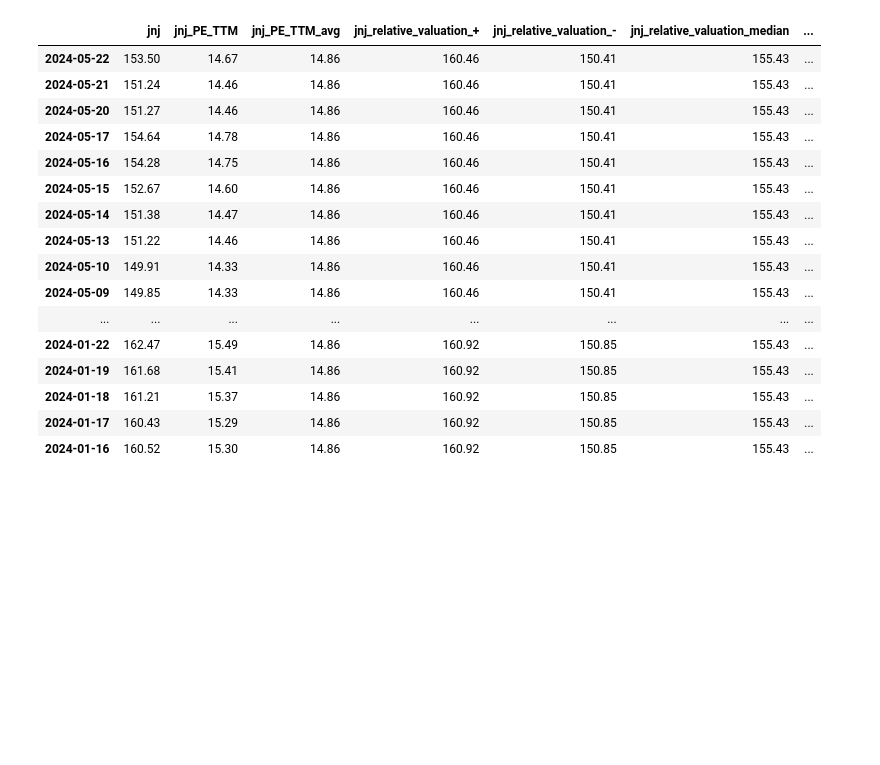
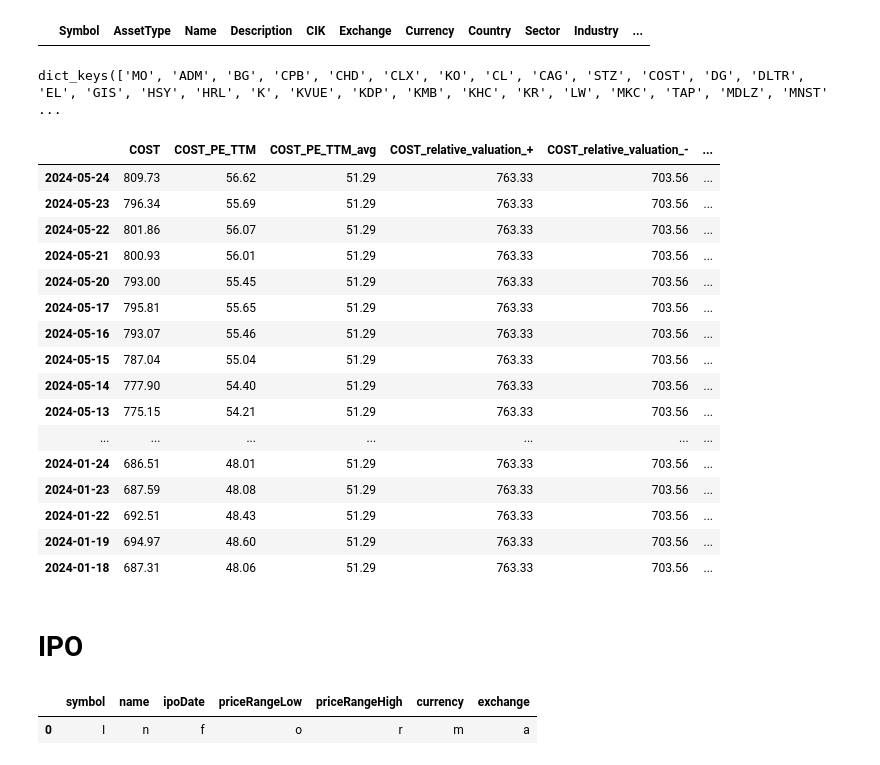
Before and after one commit to tangj310/Inv_equity, a Jupyter notebook: 03_PE_TTM_valuation/PE_TTM_valuation_01.ipynb, the cells around one changed output. Cells and saved outputs as stored; diff of their text form; code cells hidden in the pictures; blank space fills up the shorter version.

```diff
--- a/03_PE_TTM_valuation/PE_TTM_valuation_01.ipynb
+++ b/03_PE_TTM_valuation/PE_TTM_valuation_01.ipynb
@@ -95,4 +95,4 @@ sector_subsector_dict = create_sector_subsector_dict(sp500_df)
 
 
 sector_ticker_df = create_sector_dataframe()
-energy_sector_ticker_list = sector_ticker_df[sector_ticker_df['Sector'] == 'Energy']['Ticker'].tolist()
+sector_ticker_list = sector_ticker_df[sector_ticker_df['Sector'] == 'Consumer Staples']['Ticker'].tolist()
@@ -118,0 +112,15 @@ energy_sector_ticker_list
+# %%
+import requests
+
+# replace the "demo" apikey below with your own key from https://www.alphavantage.co/support/#api-key
+url = 'https://www.alphavantage.co/query?function=OVERVIEW&symbol=IBM&apikey=demo'
+r = requests.get(url)
+data = r.json()
+
+sector_overview_df = pd.DataFrame(columns = data.keys())
+
+for symbol in ticker_symbols:
+    # replace the "demo" apikey below with your own key from https://www.alphavantage.co/support/#api-key
+    url = f'https://www.alphavantage.co/query?function=OVERVIEW&symbol={symbol}&apikey={alpha_vantage_api_key}'
+    r = requests.get(url)
+    data = r.json()
@@ -119,3 +131,7 @@ energy_sector_ticker_list
+# %%
+pd.DataFrame(columns = data.keys())
+# %% [output]
+|  | Symbol | AssetType | Name | Description | CIK | Exchange | Currency | Country | Sector | Industry | ... |
 # %%
 # Parameters section
 
@@ -137,13 +153,9 @@ alpha_vantage_function = {
 }
 
 # Define the ticker symbols as a list; eg. TSM,MSFT,AMZN
-ticker_symbols = input("Enter stock tickers separated by commas:")
-ticker_symbols = ticker_symbols.split(',')
-# ticker_symbols = [
-#     'TSM'
-#     ,'BABA'
-#     ,'SYK'
-# ]
+# ticker_symbols = input("Enter stock tickers separated by commas:")
+# ticker_symbols = ticker_symbols.split(',')
+ticker_symbols = sector_ticker_list
 
 # Time intelligent parameters
 window_days = 90
@@ -155,6 +167,7 @@ earning_calendar = [
     ,12  # this will return next 4 qtr forecast earning
 ]
 
+PE_yr_range = 6 # this will return x-1 yr PE range
 
 ticker_dict = {}
 # %%
@@ -343,22 +431,28 @@ for symbol in ticker_symbols:
     warnings.filterwarnings("ignore")
     pd.options.mode.copy_on_write = True
 # %%
-ticker_dict['jnj']
+ticker_dict.keys()
 # %% [output]
-|  | jnj | jnj_PE_TTM | jnj_PE_TTM_avg | jnj_relative_valuation_+ | jnj_relative_valuation_- | jnj_relative_valuation_median | ... |
-| 2024-05-22 | 153.50 | 14.67 | 14.86 | 160.46 | 150.41 | 155.43 | ... |
-| 2024-05-21 | 151.24 | 14.46 | 14.86 | 160.46 | 150.41 | 155.43 | ... |
-| 2024-05-20 | 151.27 | 14.46 | 14.86 | 160.46 | 150.41 | 155.43 | ... |
-| 2024-05-17 | 154.64 | 14.78 | 14.86 | 160.46 | 150.41 | 155.43 | ... |
-| 2024-05-16 | 154.28 | 14.75 | 14.86 | 160.46 | 150.41 | 155.43 | ... |
-| 2024-05-15 | 152.67 | 14.60 | 14.86 | 160.46 | 150.41 | 155.43 | ... |
-| 2024-05-14 | 151.38 | 14.47 | 14.86 | 160.46 | 150.41 | 155.43 | ... |
-| 2024-05-13 | 151.22 | 14.46 | 14.86 | 160.46 | 150.41 | 155.43 | ... |
-| 2024-05-10 | 149.91 | 14.33 | 14.86 | 160.46 | 150.41 | 155.43 | ... |
-| 2024-05-09 | 149.85 | 14.33 | 14.86 | 160.46 | 150.41 | 155.43 | ... |
-| ... | ... | ... | ... | ... | ... | ... | ... |
-| 2024-01-22 | 162.47 | 15.49 | 14.86 | 160.92 | 150.85 | 155.43 | ... |
-| 2024-01-19 | 161.68 | 15.41 | 14.86 | 160.92 | 150.85 | 155.43 | ... |
-| 2024-01-18 | 161.21 | 15.37 | 14.86 | 160.92 | 150.85 | 155.43 | ... |
-| 2024-01-17 | 160.43 | 15.29 | 14.86 | 160.92 | 150.85 | 155.43 | ... |
-| 2024-01-16 | 160.52 | 15.30 | 14.86 | 160.92 | 150.85 | 155.43 | ... |
+dict_keys(['MO', 'ADM', 'BG', 'CPB', 'CHD', 'CLX', 'KO', 'CL', 'CAG', 'STZ', 'COST', 'DG', 'DLTR', 'EL', 'GIS', 'HSY', 'HRL', 'K', 'KVUE', 'KDP', 'KMB', 'KHC', 'KR', 'LW', 'MKC', 'TAP', 'MDLZ', 'MNST' ...
+# %%
+ticker_dict['COST']
+# %% [output]
+|  | COST | COST_PE_TTM | COST_PE_TTM_avg | COST_relative_valuation_+ | COST_relative_valuation_- | ... |
+| 2024-05-24 | 809.73 | 56.62 | 51.29 | 763.33 | 703.56 | ... |
+| 2024-05-23 | 796.34 | 55.69 | 51.29 | 763.33 | 703.56 | ... |
+| 2024-05-22 | 801.86 | 56.07 | 51.29 | 763.33 | 703.56 | ... |
+| 2024-05-21 | 800.93 | 56.01 | 51.29 | 763.33 | 703.56 | ... |
+| 2024-05-20 | 793.00 | 55.45 | 51.29 | 763.33 | 703.56 | ... |
+| 2024-05-17 | 795.81 | 55.65 | 51.29 | 763.33 | 703.56 | ... |
+| 2024-05-16 | 793.07 | 55.46 | 51.29 | 763.33 | 703.56 | ... |
+| 2024-05-15 | 787.04 | 55.04 | 51.29 | 763.33 | 703.56 | ... |
+| 2024-05-14 | 777.90 | 54.40 | 51.29 | 763.33 | 703.56 | ... |
+| 2024-05-13 | 775.15 | 54.21 | 51.29 | 763.33 | 703.56 | ... |
+| ... | ... | ... | ... | ... | ... | ... |
+| 2024-01-24 | 686.51 | 48.01 | 51.29 | 763.33 | 703.56 | ... |
+| 2024-01-23 | 687.59 | 48.08 | 51.29 | 763.33 | 703.56 | ... |
+| 2024-01-22 | 692.51 | 48.43 | 51.29 | 763.33 | 703.56 | ... |
+| 2024-01-19 | 694.97 | 48.60 | 51.29 | 763.33 | 703.56 | ... |
+| 2024-01-18 | 687.31 | 48.06 | 51.29 | 763.33 | 703.56 | ... |
+# %% [markdown]
+# IPO
@@ -364,0 +471,5 @@ ticker_dict['jnj']
+# %%
+IPO_df
+# %% [output]
+|  | symbol | name | ipoDate | priceRangeLow | priceRangeHigh | currency | exchange |
+| 0 | I | n | f | o | r | m | a |
```
Also changed, not shown: parts of 7 cells of this notebook, 1 other file.
